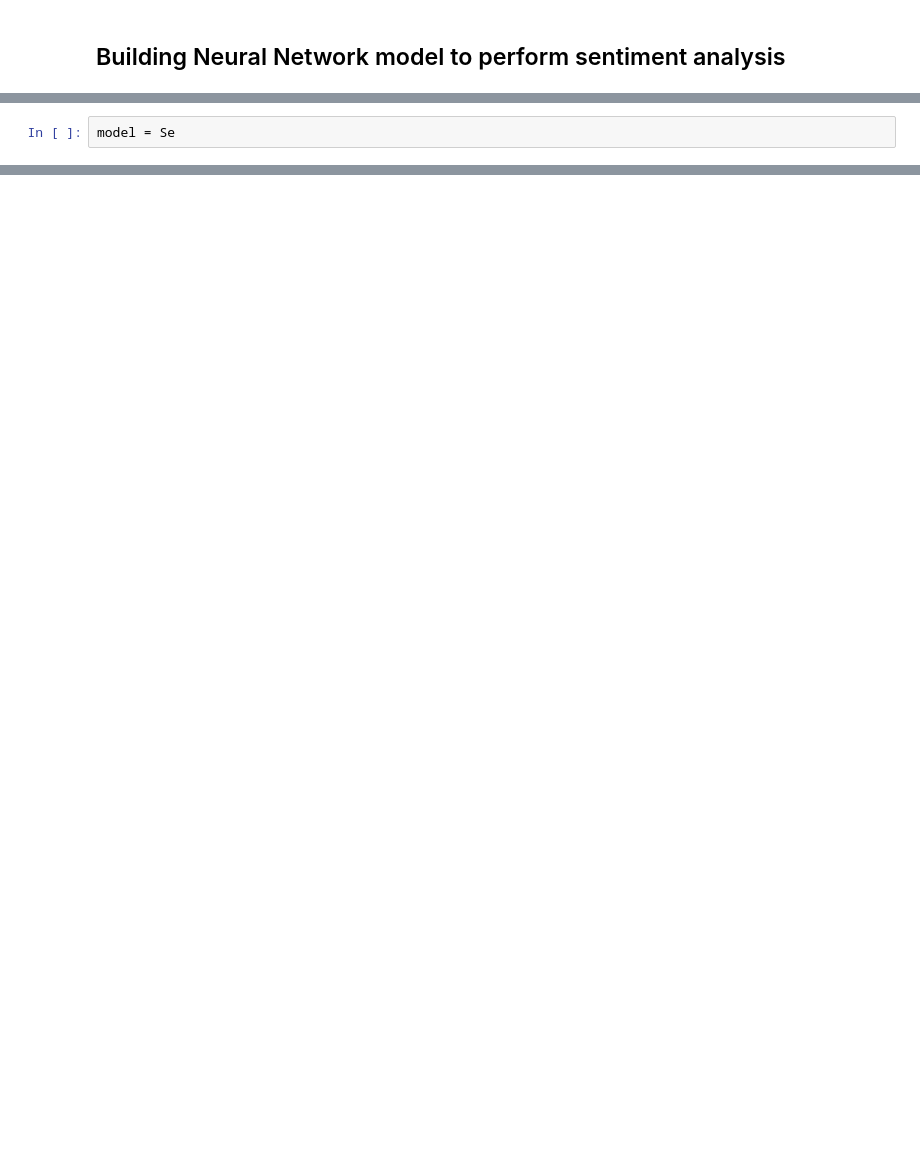
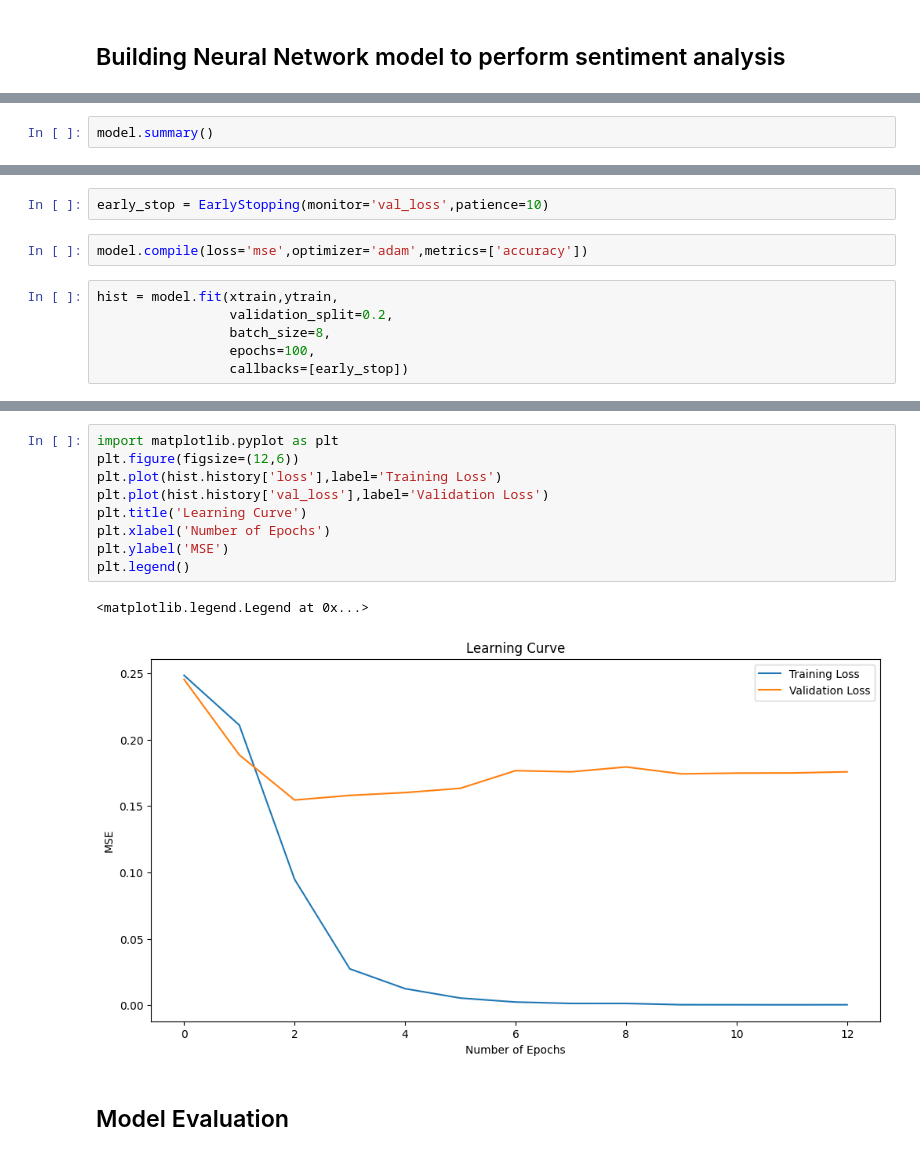
Before and after one commit to sindhura-nk/Data-Science-Projects, a Jupyter notebook: Restaurant Review Classification_Sentiment Analysis.ipynb, the cells around one changed output, grey strips where cells are left out. Drawn from its saved outputs; the diff is of its cells as text; blank space fills up the shorter version.

```diff
--- a/Restaurant Review Classification_Sentiment Analysis.ipynb
+++ b/Restaurant Review Classification_Sentiment Analysis.ipynb
@@ -142,2 +172,2 @@ AttributeError: module 'keras.src' has no attribute 'utils'
 # %%
-model = Se
+model.summary()
@@ -143,0 +202,10 @@ model = Se
+# %%
+early_stop = EarlyStopping(monitor='val_loss',patience=10)
+# %%
+model.compile(loss='mse',optimizer='adam',metrics=['accuracy'])
+# %%
+hist = model.fit(xtrain,ytrain,
+                 validation_split=0.2,
+                 batch_size=8,
+                 epochs=100,
+                 callbacks=[early_stop])
@@ -143,0 +230,14 @@ model = Se
+# %%
+import matplotlib.pyplot as plt
+plt.figure(figsize=(12,6))
+plt.plot(hist.history['loss'],label='Training Loss')
+plt.plot(hist.history['val_loss'],label='Validation Loss')
+plt.title('Learning Curve')
+plt.xlabel('Number of Epochs')
+plt.ylabel('MSE')
+plt.legend()
+# %% [output]
+<matplotlib.legend.Legend at 0x...>
+[figure, added]
+# %% [markdown]
+## Model Evaluation
```
Also changed, not shown: parts of 28 cells of this notebook.
